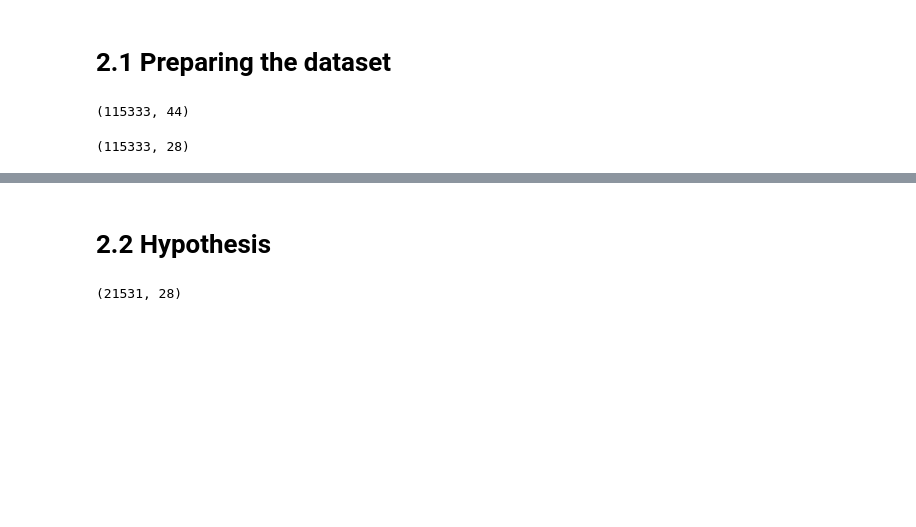
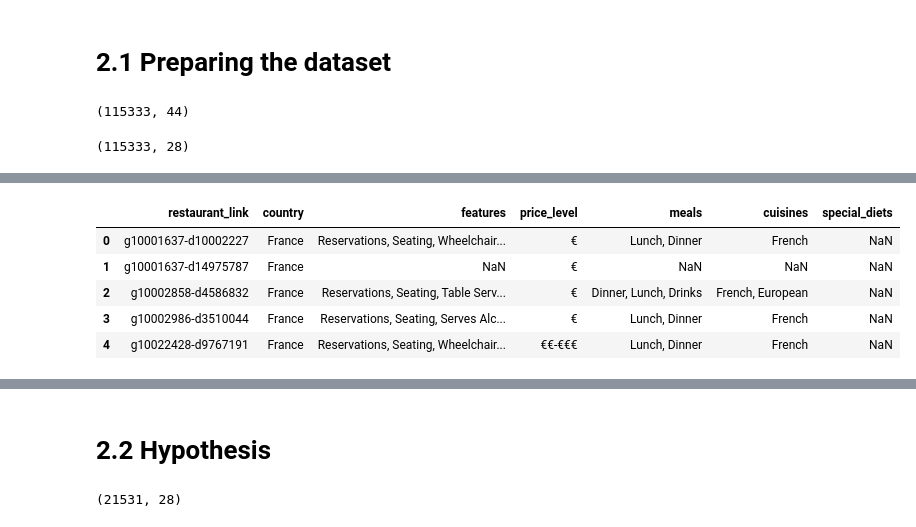
Before and after one commit to am-tropin/restaurant-europe, a Jupyter notebook: restaurant_hypothesis_testing.ipynb, the cells around one changed output, grey strips where cells are left out. Cells and saved outputs as stored; diff of their text form; code cells hidden in the pictures; blank space fills up the shorter version.

```diff
--- a/restaurant_hypothesis_testing.ipynb
+++ b/restaurant_hypothesis_testing.ipynb
@@ -464,0 +477,10 @@ price_level_dict = {
+# %%
+rest_df_flg = rest_df_upd[['restaurant_link', 'country', 'price_level', 'features', 'meals', 'cuisines', 'special_diets']]
+rest_df_flg.head()
+# %% [output]
+|  | restaurant_link | country | features | price_level | meals | cuisines | special_diets |
+| 0 | g10001637-d10002227 | France | Reservations, Seating, Wheelchair... | € | Lunch, Dinner | French | NaN |
+| 1 | g10001637-d14975787 | France | NaN | € | NaN | NaN | NaN |
+| 2 | g10002858-d4586832 | France | Reservations, Seating, Table Serv... | € | Dinner, Lunch, Drinks | French, European | NaN |
+| 3 | g10002986-d3510044 | France | Reservations, Seating, Serves Alc... | € | Lunch, Dinner | French | NaN |
+| 4 | g10022428-d9767191 | France | Reservations, Seating, Wheelchair... | €€-€€€ | Lunch, Dinner | French | NaN |
```
Also changed, not shown: parts of 6 cells of this notebook.
